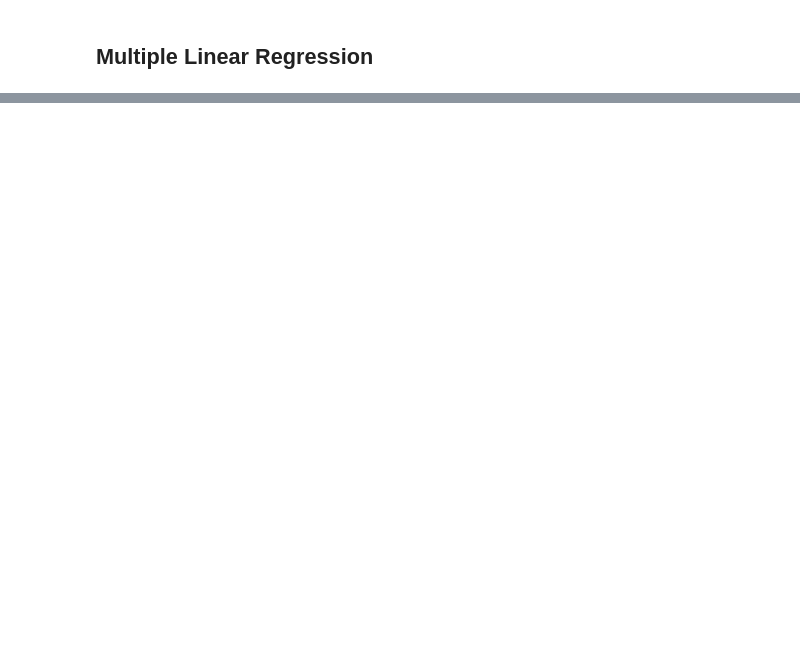
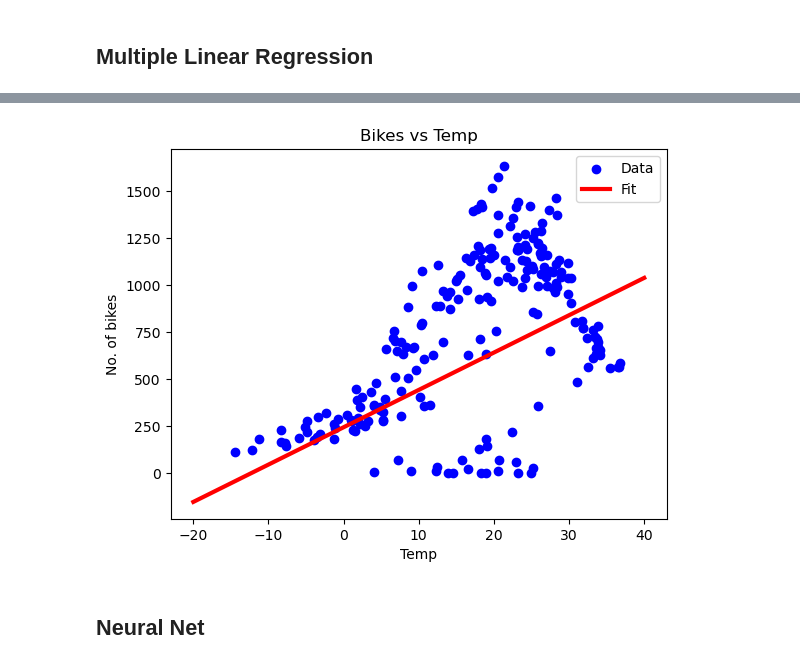
Before and after one commit to dhar-sumit/ml-learning-journey, a Jupyter notebook: Linear Regression - Bikes.ipynb, the cells around one changed output, grey strips where cells are left out. Saved outputs shown, nothing was run; the diff lists cells and outputs as text; code cells hidden in the pictures; blank space fills up the shorter version.

```diff
--- a/Linear Regression - Bikes.ipynb
+++ b/Linear Regression - Bikes.ipynb
@@ -145,0 +164,3 @@ plt.show()
+# %%
+temp_norm = tf.keras.layers.Normalization(input_shape=(1,), axis=None)
+temp_norm.adapt(X_train_temp.reshape(-1))
@@ -145,0 +186,11 @@ plt.show()
+# %%
+# Plotting and visualizing
+plt.scatter(X_train_temp, y_train_temp, label='Data', color='blue')
+x = np.linspace(-20,40,100).reshape(-1,1)
+plt.plot(x, temp_nn_model.predict(x), label='Fit', color='red', linewidth=3)
+plt.legend()
+plt.xlabel('Temp')
+plt.ylabel('No. of bikes')
+plt.title('Bikes vs Temp')
+plt.show()
+# %% [output]
@@ -145,0 +198,3 @@ plt.show()
+[figure, added]
+# %% [markdown]
+## Neural Net
```
Also changed, not shown: parts of 28 cells of this notebook, 2 other files.
